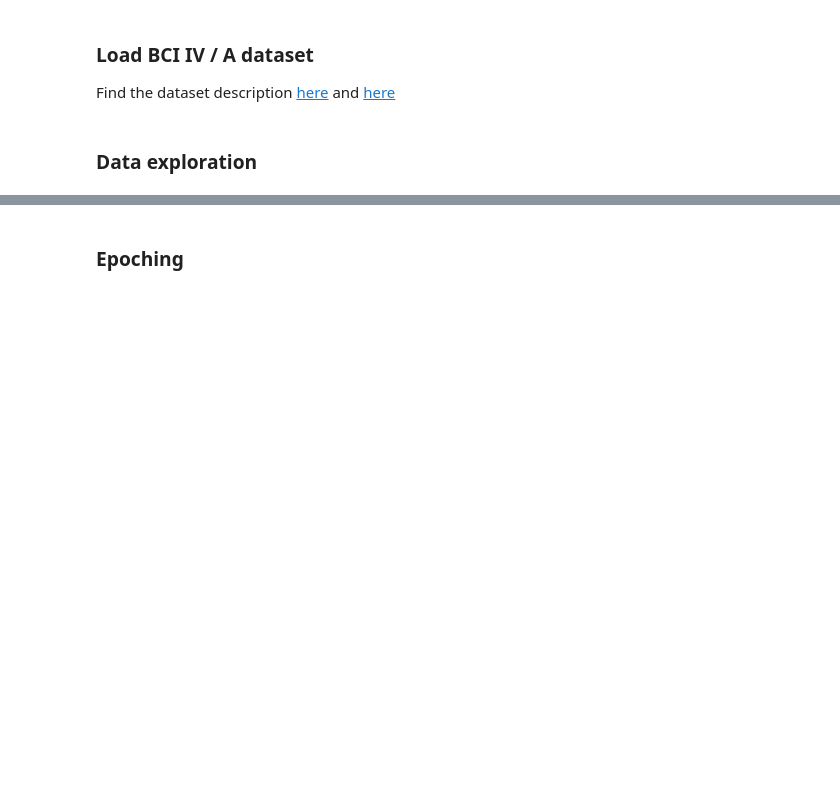
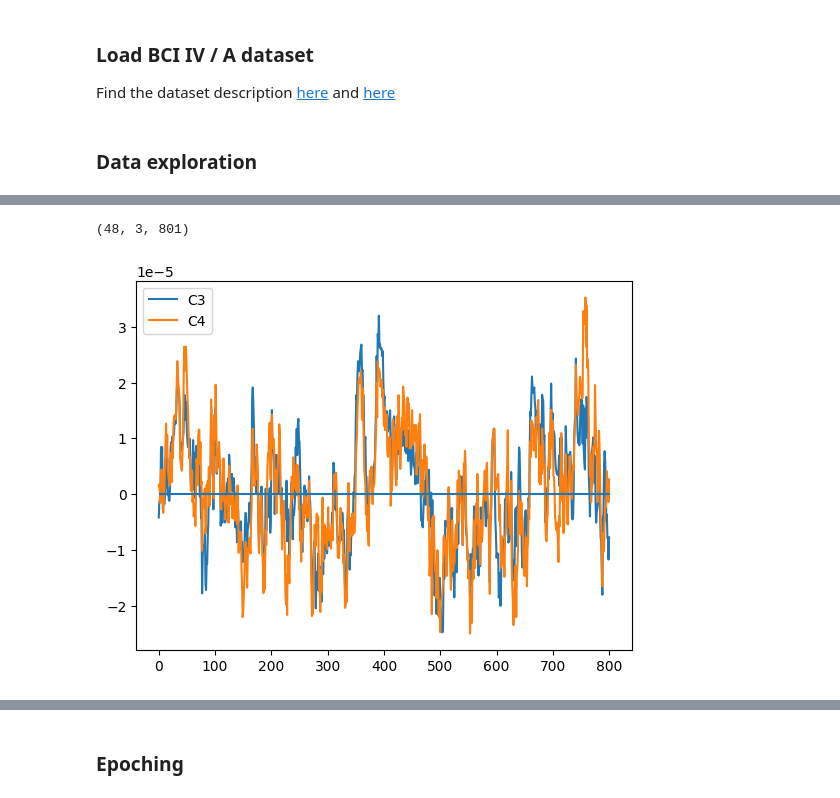
Before and after one commit to nemesgyadam/Motor-Execution-Classifiaction, a Jupyter notebook: class_at_obudai.ipynb, the cells around one changed output, grey strips where cells are left out. Cells and saved outputs as stored; diff of their text form; code cells hidden in the pictures; blank space fills up the shorter version.

```diff
--- a/class_at_obudai.ipynb
+++ b/class_at_obudai.ipynb
@@ -29,0 +39,14 @@ epochs = mne.Epochs(raw, events, event_id, tmin=tmin, tmax=tmax, baseline=baseli
+# %%
+epochs.copy().pick(['Cz', 'C3', 'C4']).get_data().shape
+# %% [output]
+(48, 3, 801)
+# %%
+epoch0 = epochs.copy().pick(['Cz', 'C3', 'C4']).get_data()[0, ...]
+plt.figure()
+plt.plot(epoch0[1], label='C3')
+plt.plot(epoch0[2], label='C4')
+plt.hlines([0], xmin=0, xmax=epoch0.shape[-1])
+plt.legend()
+plt.show()
+# %% [output]
+[figure, added]
```
Also changed, not shown: parts of 12 cells of this notebook, 2 other files.
